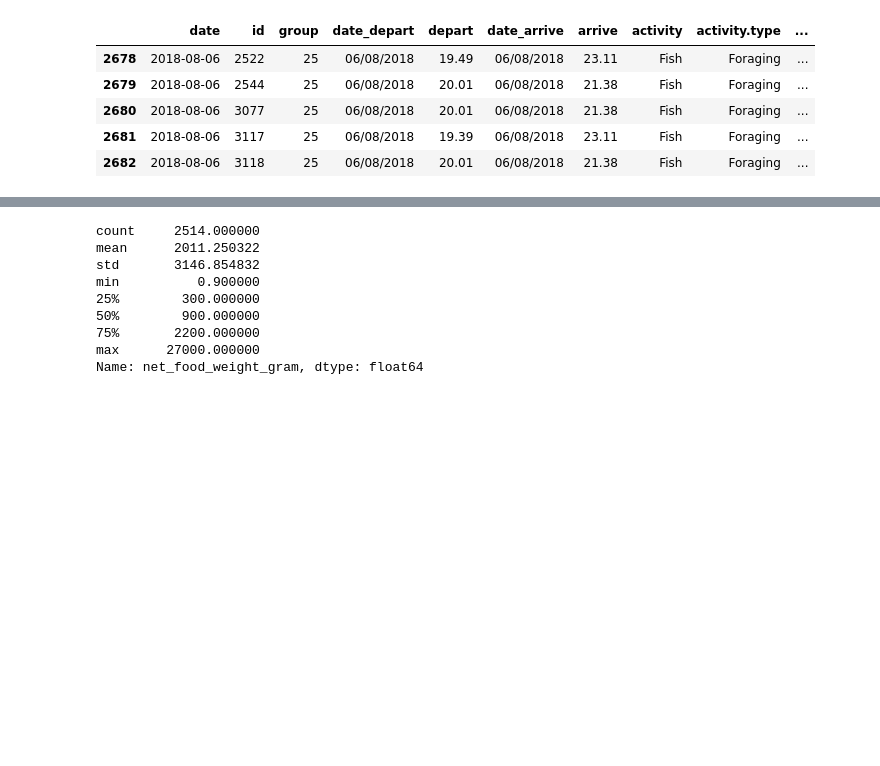
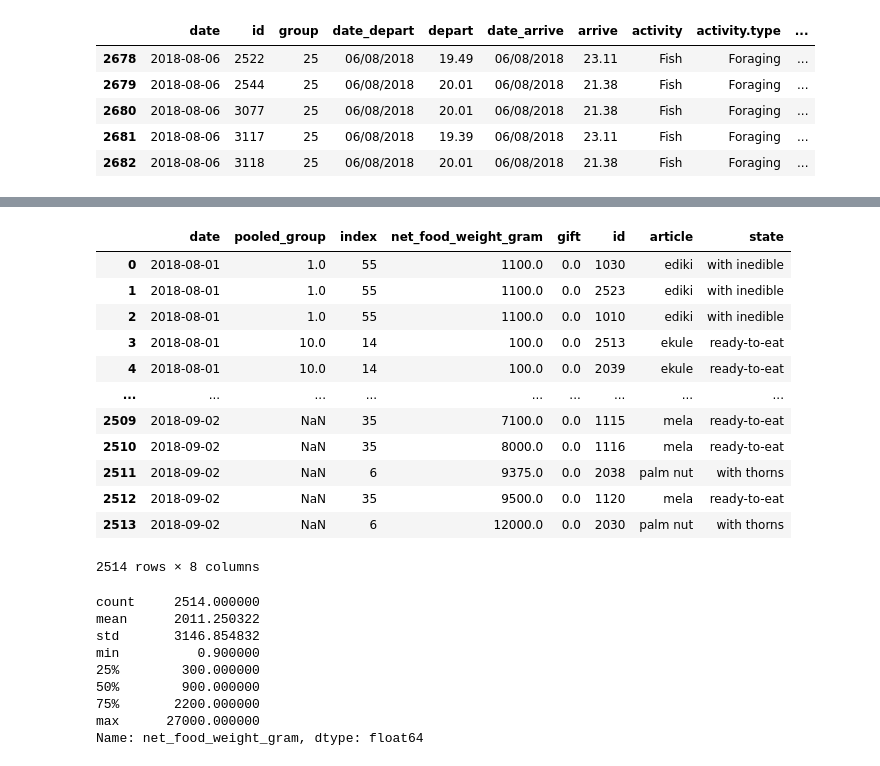
Before and after one commit to ErikRingen/foraging_returns, a Jupyter notebook: docs/EDA.ipynb, the cells around one changed output, grey strips where cells are left out. Drawn from its saved outputs; the diff is of its cells as text; code cells hidden in the pictures; blank space fills up the shorter version.

```diff
--- a/docs/EDA.ipynb
+++ b/docs/EDA.ipynb
@@ -65,3 +94,22 @@ df_group_agg
+# %%
+# get fuzzy matches of returns to group_ids
+# critera: must be of the same date, and the set of foragers should be maximally overlapping
+
+df_returns
+# %% [output]
+|  | date | pooled_group | index | net_food_weight_gram | gift | id | article | state |
+| 0 | 2018-08-01 | 1.0 | 55 | 1100.0 | 0.0 | 1030 | ediki | with inedible |
+| 1 | 2018-08-01 | 1.0 | 55 | 1100.0 | 0.0 | 2523 | ediki | with inedible |
+| 2 | 2018-08-01 | 1.0 | 55 | 1100.0 | 0.0 | 1010 | ediki | with inedible |
+| 3 | 2018-08-01 | 10.0 | 14 | 100.0 | 0.0 | 2513 | ekule | ready-to-eat |
+| 4 | 2018-08-01 | 10.0 | 14 | 100.0 | 0.0 | 2039 | ekule | ready-to-eat |
+| ... | ... | ... | ... | ... | ... | ... | ... | ... |
+| 2509 | 2018-09-02 | NaN | 35 | 7100.0 | 0.0 | 1115 | mela | ready-to-eat |
+| 2510 | 2018-09-02 | NaN | 35 | 8000.0 | 0.0 | 1116 | mela | ready-to-eat |
+| 2511 | 2018-09-02 | NaN | 6 | 9375.0 | 0.0 | 2038 | palm nut | with thorns |
+| 2512 | 2018-09-02 | NaN | 35 | 9500.0 | 0.0 | 1120 | mela | ready-to-eat |
+| 2513 | 2018-09-02 | NaN | 6 | 12000.0 | 0.0 | 2030 | palm nut | with thorns |
+2514 rows × 8 columns
 # %%
 df_returns['net_food_weight_gram'].describe()
 # %% [output]
```
Also changed, not shown: parts of 5 cells of this notebook, 7 other files.
